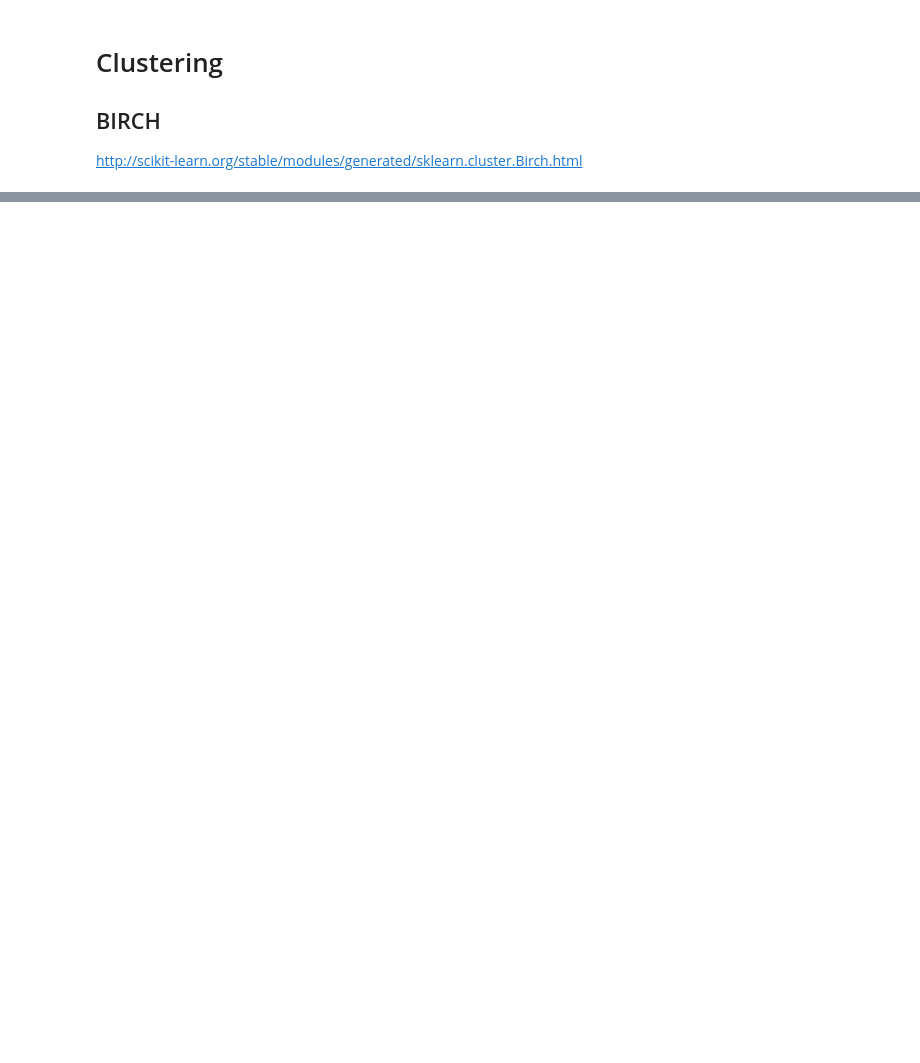
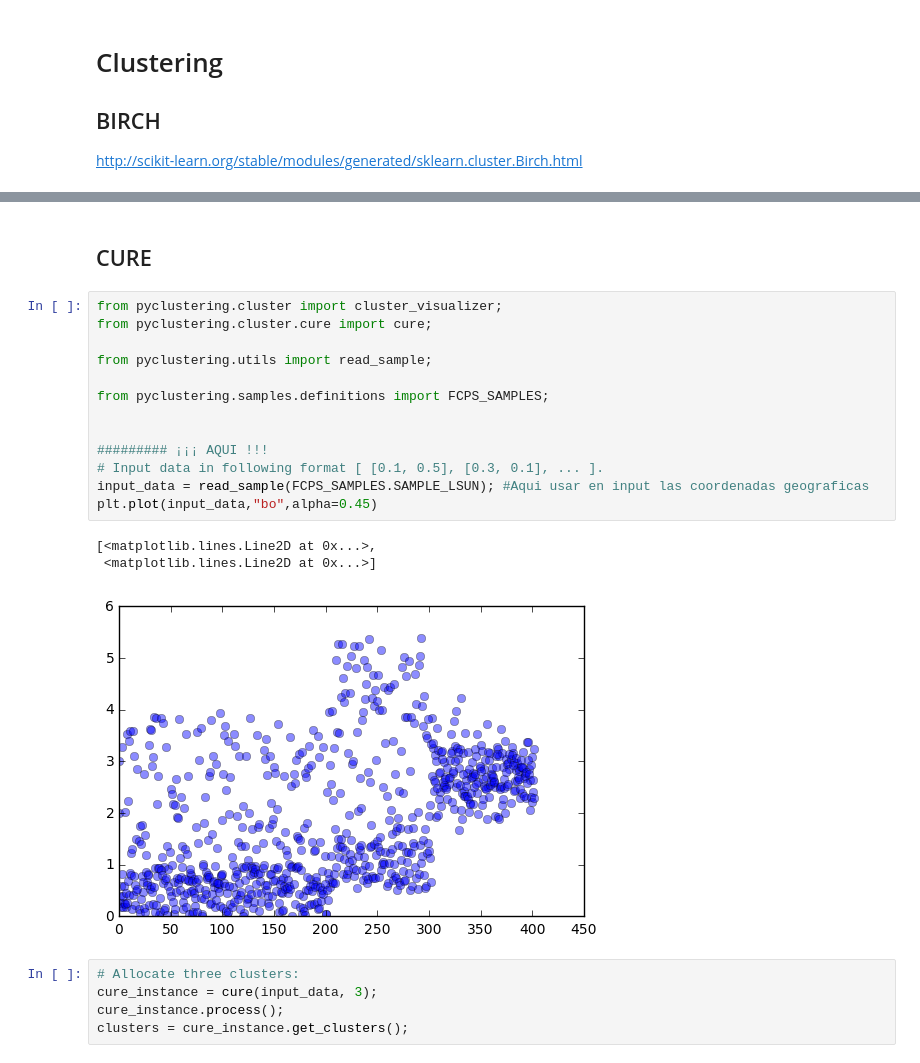
Before and after one commit to Yagwar/TAMD, a Jupyter notebook: Clustering CURE and BIRCH.ipynb, the cells around one changed output, grey strips where cells are left out. Drawn from its saved outputs; the diff is of its cells as text; blank space fills up the shorter version.

```diff
--- a/Clustering CURE and BIRCH.ipynb
+++ b/Clustering CURE and BIRCH.ipynb
@@ -112,0 +110,24 @@ plt.show()
+# %% [markdown]
+## CURE
+# %%
+from pyclustering.cluster import cluster_visualizer;
+from pyclustering.cluster.cure import cure;
+
+from pyclustering.utils import read_sample;
+
+from pyclustering.samples.definitions import FCPS_SAMPLES;
+
+
+######### ¡¡¡ AQUI !!!
+# Input data in following format [ [0.1, 0.5], [0.3, 0.1], ... ].
+input_data = read_sample(FCPS_SAMPLES.SAMPLE_LSUN); #Aqui usar en input las coordenadas geograficas
+plt.plot(input_data,"bo",alpha=0.45)
+# %% [output]
+[<matplotlib.lines.Line2D at 0x...>,
+ <matplotlib.lines.Line2D at 0x...>]
+[figure, added]
+# %%
+# Allocate three clusters:
+cure_instance = cure(input_data, 3);
+cure_instance.process();
+clusters = cure_instance.get_clusters();
```
Also changed, not shown: parts of 4 cells of this notebook.
